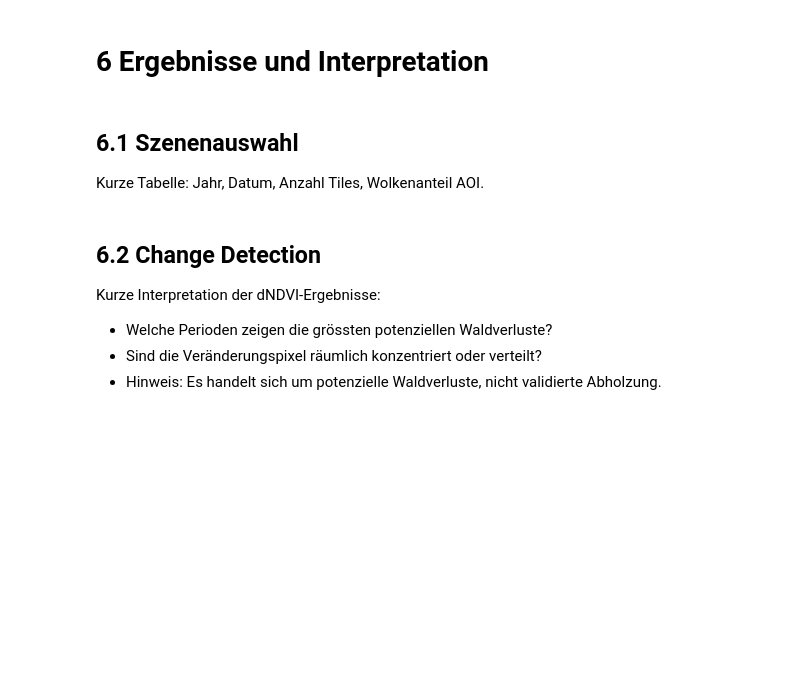
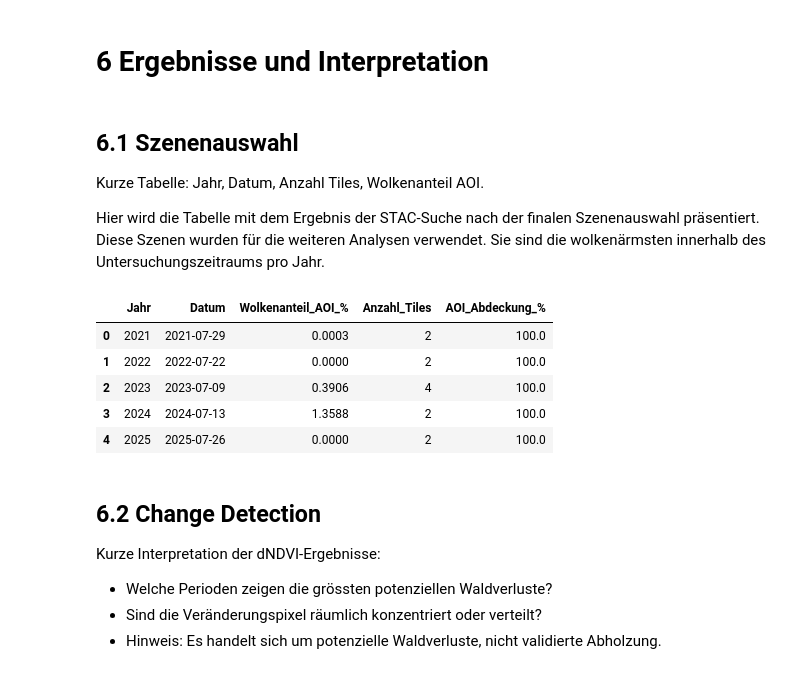
Before and after one commit to riedevik/PWRG2, a Jupyter notebook: PWRG2.ipynb, the cells around one changed output. Saved outputs shown, nothing was run; the diff lists cells and outputs as text; code cells hidden in the pictures; blank space fills up the shorter version.

```diff
--- a/PWRG2.ipynb
+++ b/PWRG2.ipynb
@@ -155,6 +182,20 @@ In der Zeitreihenanalyse werden sowohl NDVI als auch NBR berücksichtigt, da die
 # %% [markdown]
 ## 6.1 Szenenauswahl
 Kurze Tabelle: Jahr, Datum, Anzahl Tiles, Wolkenanteil AOI.
+
+Hier wird die Tabelle mit dem Ergebnis der STAC-Suche nach der finalen Szenenauswahl präsentiert. Diese Szenen wurden für die weiteren Analysen verwendet. Sie sind die wolkenärmsten innerhalb des Untersuchungszeitraums pro Jahr.
+# %%
+import pandas as pd
+
+best_scenes_df = pd.read_csv("best_scenes_table.csv")
+best_scenes_df
+# %% [output]
+|  | Jahr | Datum | Wolkenanteil_AOI_% | Anzahl_Tiles | AOI_Abdeckung_% |
+| 0 | 2021 | 2021-07-29 | 0.0003 | 2 | 100.0 |
+| 1 | 2022 | 2022-07-22 | 0.0000 | 2 | 100.0 |
+| 2 | 2023 | 2023-07-09 | 0.3906 | 4 | 100.0 |
+| 3 | 2024 | 2024-07-13 | 1.3588 | 2 | 100.0 |
+| 4 | 2025 | 2025-07-26 | 0.0000 | 2 | 100.0 |
 # %% [markdown]
 ## 6.2 Change Detection
 Kurze Interpretation der dNDVI-Ergebnisse:
```
Also changed, not shown: parts of 4 cells of this notebook, 4 other files.
